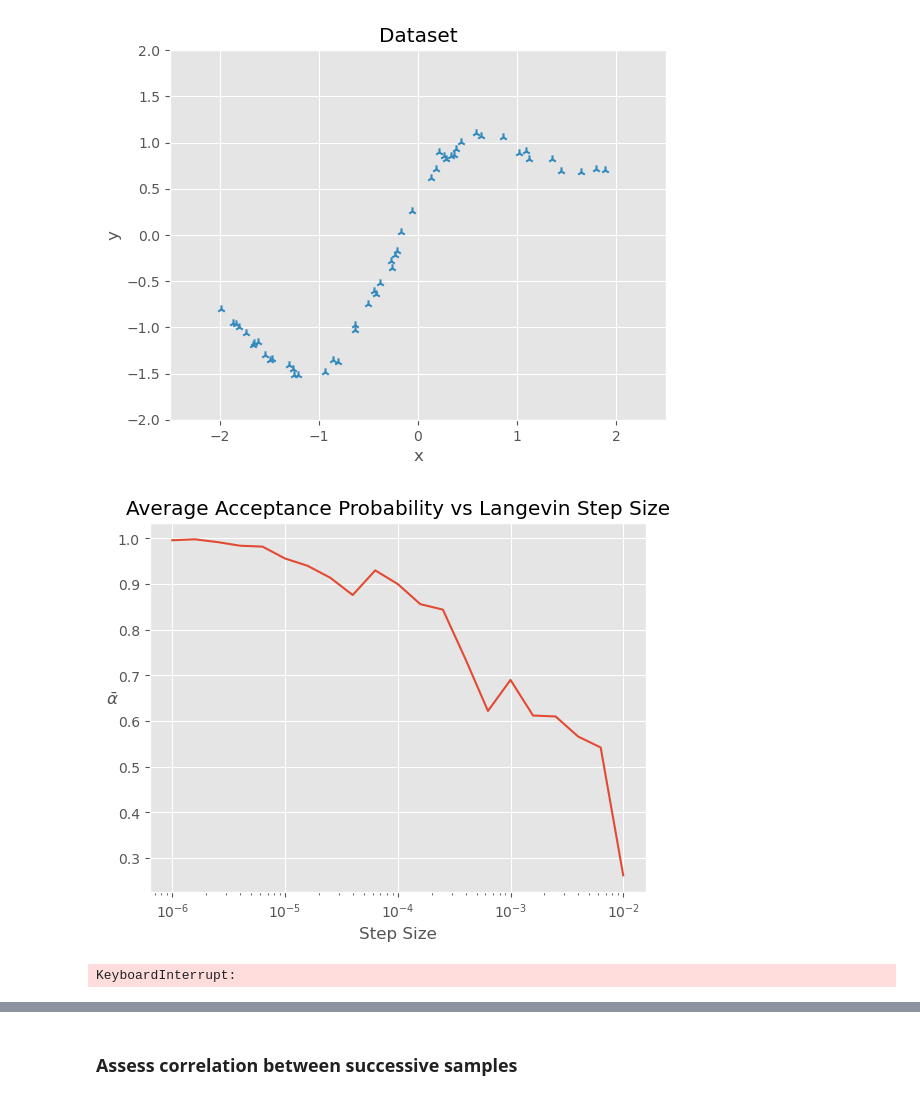
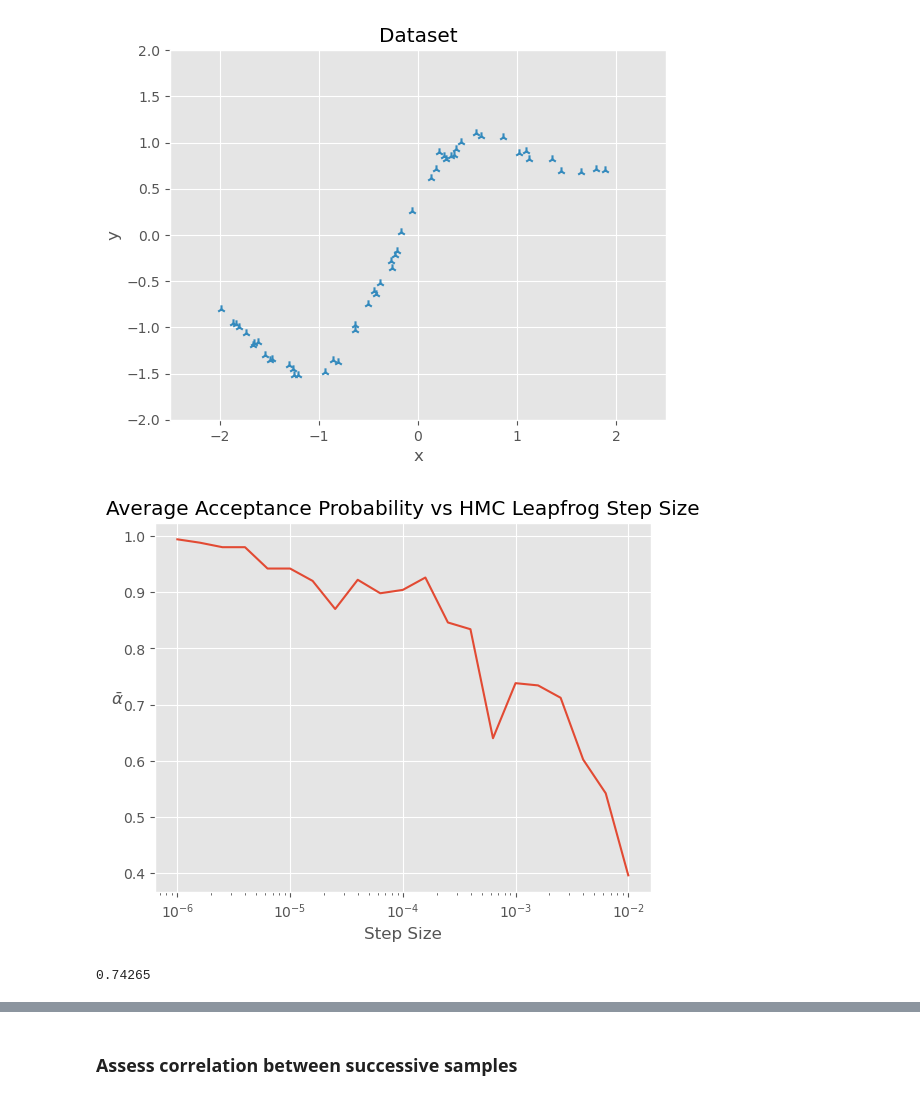
Before and after one commit to Sheev13/tiny-neural-nets, a Jupyter notebook: Hamiltonian_playground.ipynb, the cells around one changed output, grey strips where cells are left out. Cells and saved outputs as stored; diff of their text form; code cells hidden in the pictures.

Commit message:
underparam figures gathered

```diff
--- a/Hamiltonian_playground.ipynb
+++ b/Hamiltonian_playground.ipynb
@@ -32,24 +32,25 @@ granularity = 21
 stepsizes = torch.logspace(-6, -2, granularity)
 alphas = torch.zeros((granularity,))
 for i, stepsize in tqdm(enumerate(stepsizes)):
+    net = HamiltonianPerceptron(3, nonlinearity='relu', prior='Gaussian', bias=True)
     _, alpha = net.hamiltonian_monte_carlo(x, y, simulation_steps=500, step_size=stepsize, leapfrog_steps=20, momentum_std=5e-3, pbar=False, metropolis_adjust=True)
     alphas[i] = alpha
 # %%
 plt.plot(stepsizes, alphas)
-plt.title('Average Acceptance Probability vs Langevin Step Size')
+plt.title('Average Acceptance Probability vs HMC Leapfrog Step Size')
 plt.xlabel('Step Size')
 plt.ylabel(r'$\bar{\alpha}$', rotation=0)
 plt.xscale('log')
 plt.show()
 # %% [output]
-[figure, old version]
+[figure, new version]
 # %%
 net = HamiltonianPerceptron(3, nonlinearity='relu', prior='Gaussian', bias=True)
-steps = 50000
-posterior_samples, alpha = net.hamiltonian_monte_carlo(x, y, simulation_steps=steps, step_size=1e-4, leapfrog_steps=20, momentum_std=5e-3, metropolis_adjust=True)
+steps = 40000
+posterior_samples, alpha = net.hamiltonian_monte_carlo(x, y, simulation_steps=steps, step_size=5e-5, leapfrog_steps=100, momentum_std=1e-4, metropolis_adjust=True)
 print(alpha)
 # %% [output]
-KeyboardInterrupt:
+0.74265
 # %%
 log_potentials = torch.zeros((steps,))
 for i, sample in tqdm(enumerate(posterior_samples)):
```
Also changed, not shown: parts of 5 cells of this notebook, 4 other files.
